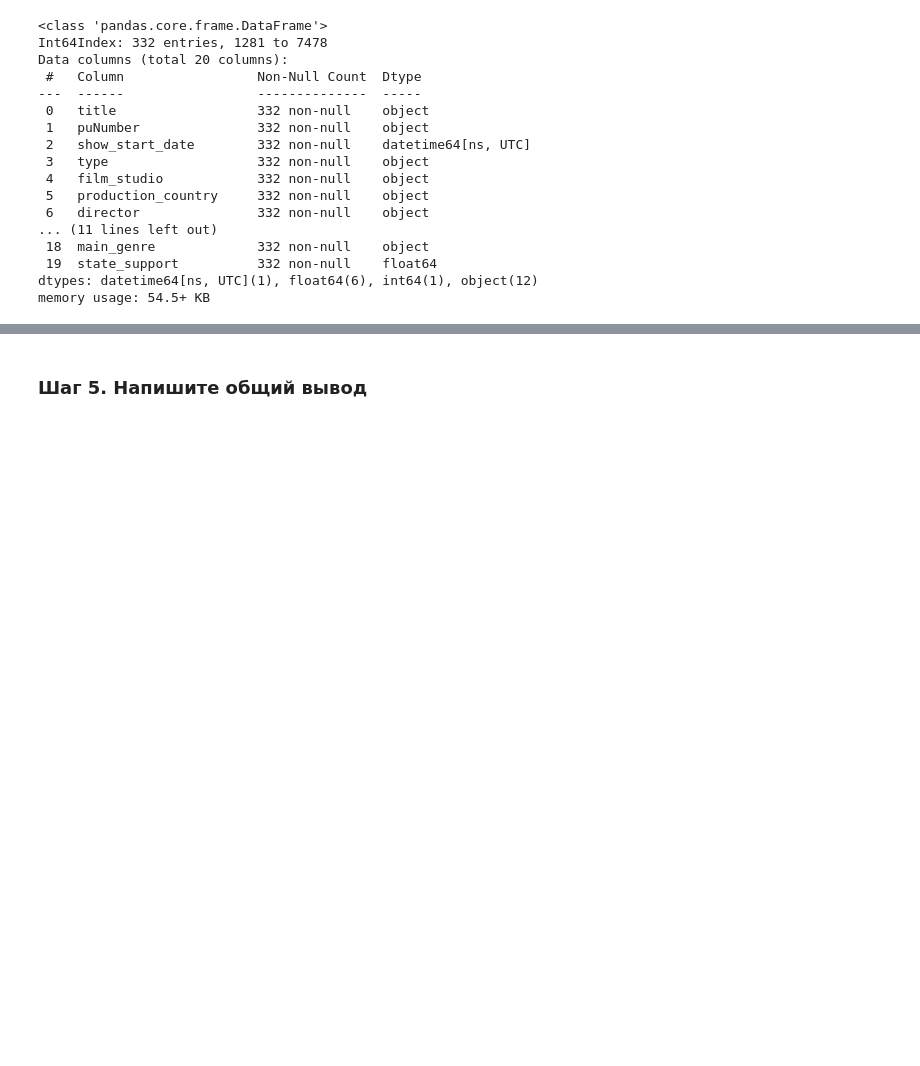
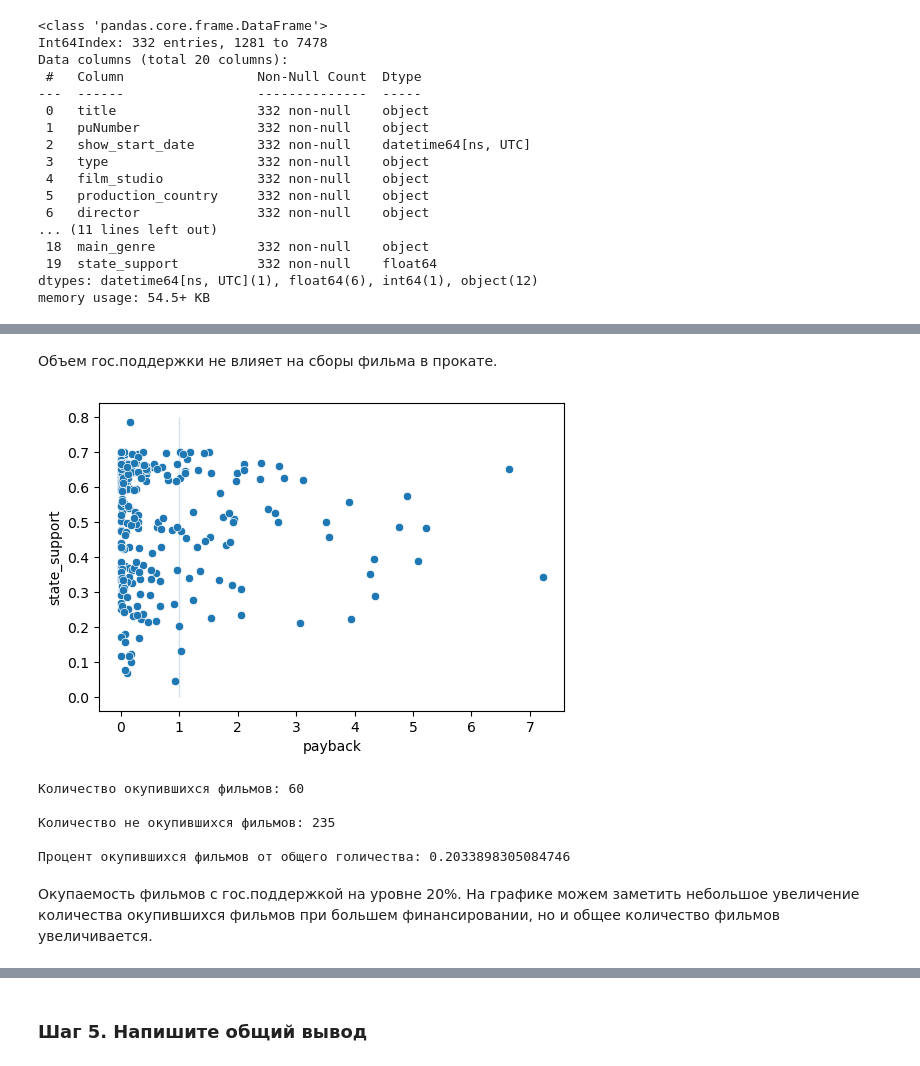
Before and after one commit to VSXV/Data-Science-Projects, a Jupyter notebook: d11dfd07-1855-413a-b591-15d13f4190ed.ipynb, the cells around one changed output, grey strips where cells are left out. Drawn from its saved outputs; the diff is of its cells as text; code cells hidden in the pictures; blank space fills up the shorter version.

```diff
--- a/d11dfd07-1855-413a-b591-15d13f4190ed.ipynb
+++ b/d11dfd07-1855-413a-b591-15d13f4190ed.ipynb
@@ -480,3 +532,5 @@ plt.gcf().set_size_inches(12,12)
+# %%
+data_financing = data_financing.query('box_office < 1000000000')
 # %%
 #Построим график рассеяния для суммы сборов и государственной поддержки.
 sns.scatterplot(x='box_office', y='state_support', data=data_financing)
@@ -486,3 +540,30 @@ sns.scatterplot(x='box_office', y='state_support', data=data_financing)
+# %% [markdown]
+Объем гос.поддержки не влияет на сборы фильма в прокате.
+# %%
+#Построим график рассеяния для окупаемости и государственной поддержки.
+fig, ax = plt.subplots(figsize=(6, 4))
+p1 = sns.scatterplot(data=data_financing, x='payback', y='state_support', ax=ax)
+p2 = sns.lineplot(x=[1, 1], y=[0, 0.8], ax=ax)
+# %% [output]
+[figure, added]
+# %%
+payed_back = data_financing.query('payback >= 1')['title'].count()
+not_payed_back = data_financing.query('payback < 1')['title'].count()
+payback_percent = payed_back / (payed_back + not_payed_back)
+print('Количество окупившихся фильмов:', payed_back)
+print()
+print('Количество не окупившихся фильмов:', not_payed_back)
+print()
+print('Процент окупившихся фильмов от общего голичества:', payback_percent)
+# %% [output]
+Количество окупившихся фильмов: 60
+
+Количество не окупившихся фильмов: 235
+
+Процент окупившихся фильмов от общего голичества: 0.2033898305084746
+# %% [markdown]
+Окупаемость фильмов с гос.поддержкой на уровне 20%.
+На графике можем заметить небольшое увеличение количества окупившихся фильмов при большем финансировании, но и общее количество фильмов увеличивается.
 # %%
 #Построим график рассеяния для рейтинга и государственной поддержки.
 sns.scatterplot(x='ratings', y='state_support', data=data_financing)
```
Also changed, not shown: parts of 17 cells of this notebook.
